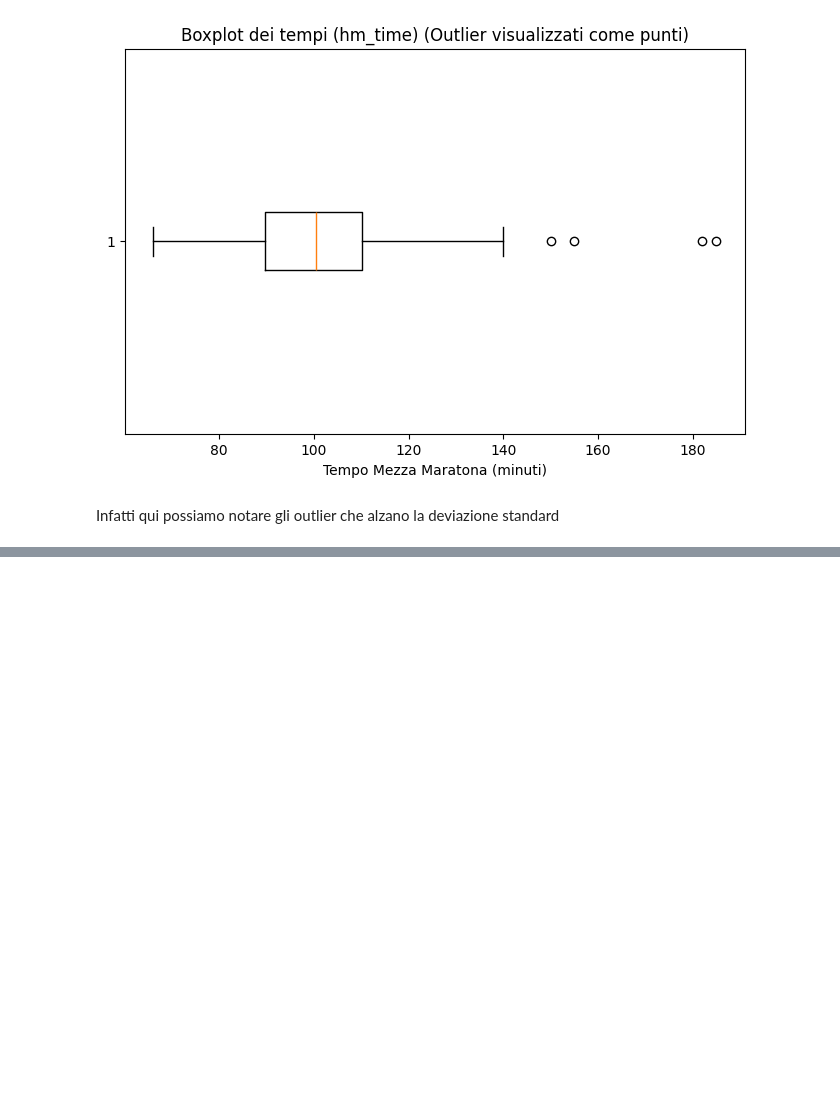
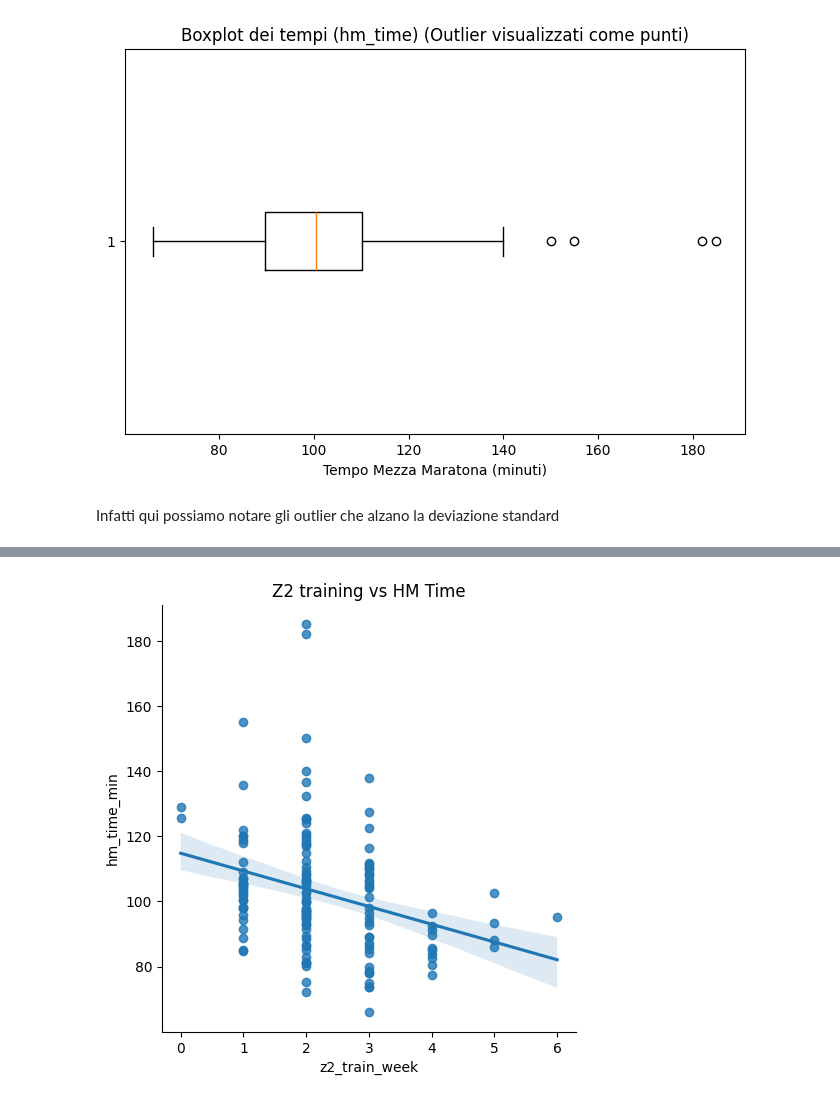
Before and after one commit to gabrynapo/HM_Time_Prediction_Thesis, a Jupyter notebook: data_cleaning.ipynb, the cells around one changed output, grey strips where cells are left out. Drawn from its saved outputs; the diff is of its cells as text; code cells hidden in the pictures; blank space fills up the shorter version.

```diff
--- a/data_cleaning.ipynb
+++ b/data_cleaning.ipynb
@@ -80,0 +125,7 @@ Infatti qui possiamo notare gli outlier che alzano la deviazione standard
+# %%
+# Scatter plot + regressione
+sns.lmplot(data=df, x='z2_train_week', y='hm_time_min')
+plt.title("Z2 training vs HM Time")
+plt.show()
+# %% [output]
+[figure, added]
```
Also changed, not shown: parts of 11 cells of this notebook.
